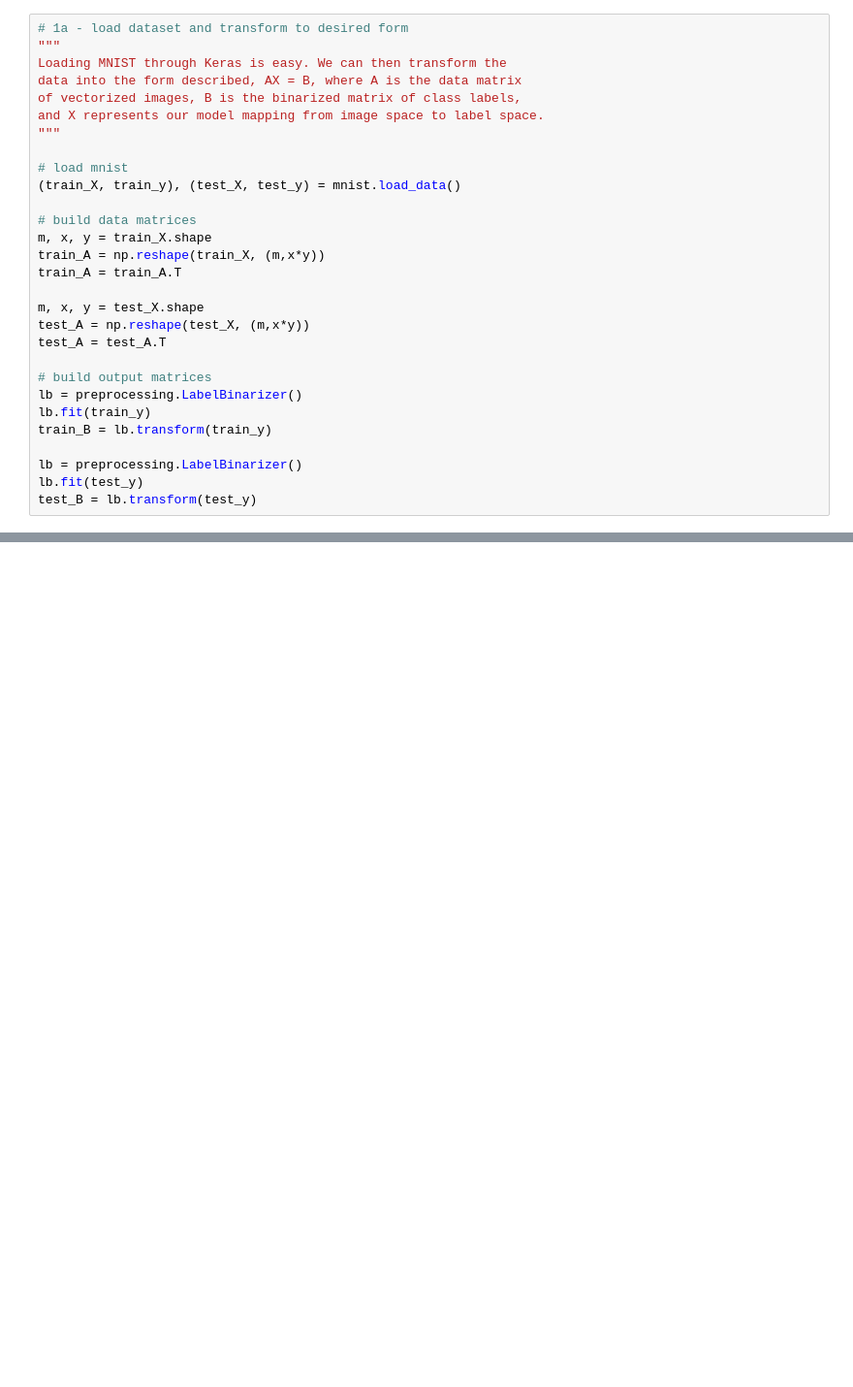
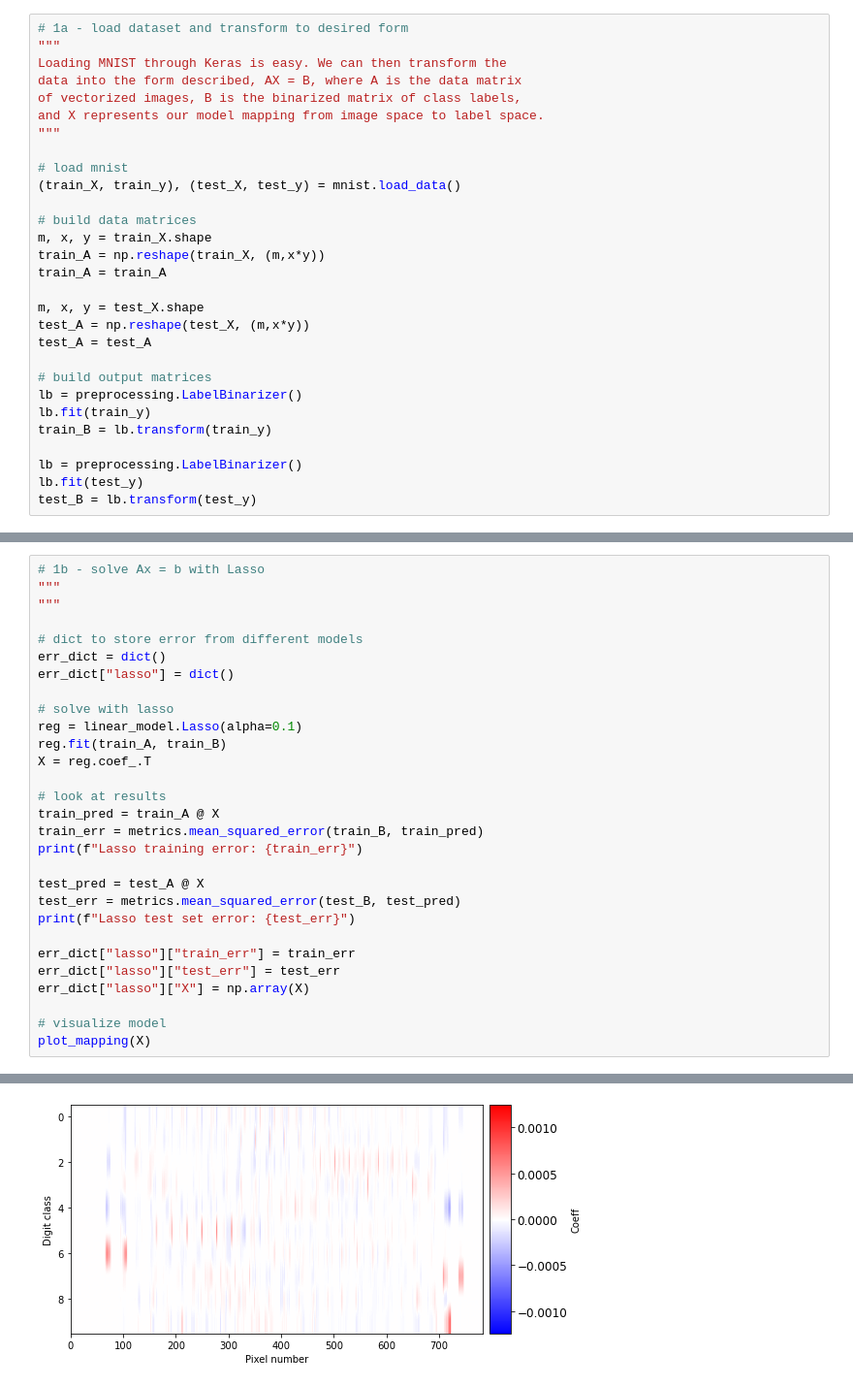
Before and after one commit to briardoty/amath584, a Jupyter notebook: hw6/briardoty_584_hw6.ipynb, the cells around one changed output, grey strips where cells are left out. Shown: that part at 97% size. Drawn from its saved outputs; the diff is of its cells as text; blank space fills up the shorter version.

Commit message:
Use a couple solvers

```diff
--- a/hw6/briardoty_584_hw6.ipynb
+++ b/hw6/briardoty_584_hw6.ipynb
@@ -18,11 +20,11 @@ and X represents our model mapping from image space to label space.
 # build data matrices
 m, x, y = train_X.shape
 train_A = np.reshape(train_X, (m,x*y))
-train_A = train_A.T
+train_A = train_A
 
 m, x, y = test_X.shape
 test_A = np.reshape(test_X, (m,x*y))
-test_A = test_A.T
+test_A = test_A
 
 # build output matrices
 lb = preprocessing.LabelBinarizer()
@@ -59,0 +37,30 @@ x[0]
+# %%
+# 1b - solve Ax = b with Lasso
+"""
+"""
+
+# dict to store error from different models
+err_dict = dict()
+err_dict["lasso"] = dict()
+
+# solve with lasso
+reg = linear_model.Lasso(alpha=0.1)
+reg.fit(train_A, train_B)
+X = reg.coef_.T
+
+# look at results
+train_pred = train_A @ X
+train_err = metrics.mean_squared_error(train_B, train_pred)
+print(f"Lasso training error: {train_err}")
+
+test_pred = test_A @ X
+test_err = metrics.mean_squared_error(test_B, test_pred)
+print(f"Lasso test set error: {test_err}")
+
+err_dict["lasso"]["train_err"] = train_err
+err_dict["lasso"]["test_err"] = test_err
+err_dict["lasso"]["X"] = np.array(X)
+
+# visualize model
+plot_mapping(X)
+# %% [output]
@@ -59,0 +69 @@ x[0]
+[figure, added]
```
Also changed, not shown: parts of 6 cells of this notebook.
